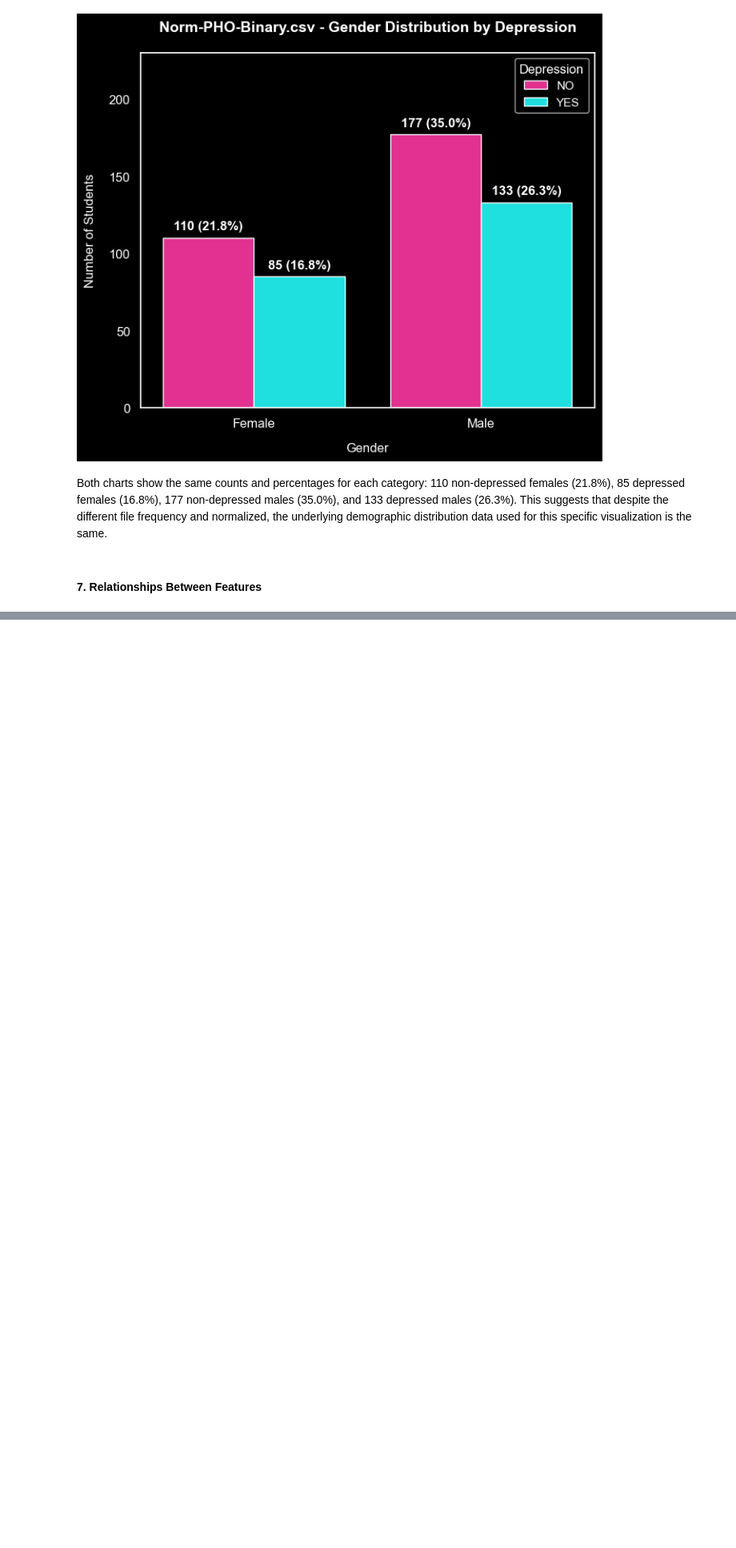
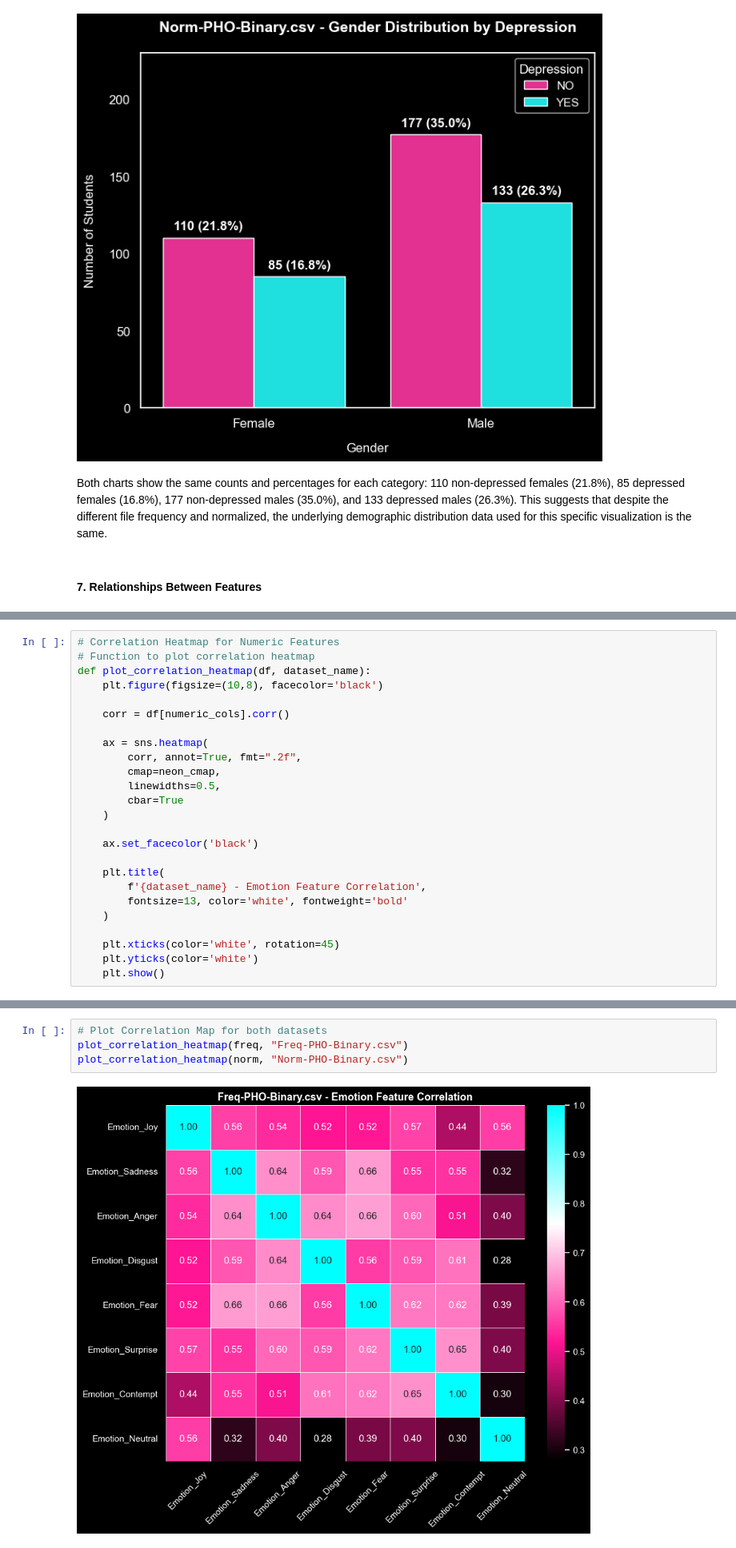
Before and after one commit to Syaza777/Classification-Depression-Dataset-Using-KNN-DT-SVM, a Jupyter notebook: A1.ipynb, the cells around one changed output, grey strips where cells are left out. Shown at 80% size. Saved outputs shown, nothing was run; the diff lists cells and outputs as text; blank space fills up the shorter version.

```diff
--- a/A1.ipynb
+++ b/A1.ipynb
@@ -458,3 +511,28 @@ neon_cmap = LinearSegmentedColormap.from_list(
     "neon",
     ["black", "deeppink", "white", "cyan"]
 )
+# %%
+# Correlation Heatmap for Numeric Features
+# Function to plot correlation heatmap
+def plot_correlation_heatmap(df, dataset_name):
+    plt.figure(figsize=(10,8), facecolor='black')
+
+    corr = df[numeric_cols].corr()
+
+    ax = sns.heatmap(
+        corr, annot=True, fmt=".2f",
+        cmap=neon_cmap,
+        linewidths=0.5,
+        cbar=True
+    )
+
+    ax.set_facecolor('black')
+
+    plt.title(
+        f'{dataset_name} - Emotion Feature Correlation',
+        fontsize=13, color='white', fontweight='bold'
+    )
+
+    plt.xticks(color='white', rotation=45)
+    plt.yticks(color='white')
+    plt.show()
@@ -460,0 +565,6 @@ neon_cmap = LinearSegmentedColormap.from_list(
+# %%
+# Plot Correlation Map for both datasets
+plot_correlation_heatmap(freq, "Freq-PHO-Binary.csv")
+plot_correlation_heatmap(norm, "Norm-PHO-Binary.csv")
+# %% [output]
+[figure, added]
```
Also changed, not shown: parts of 16 cells of this notebook.
